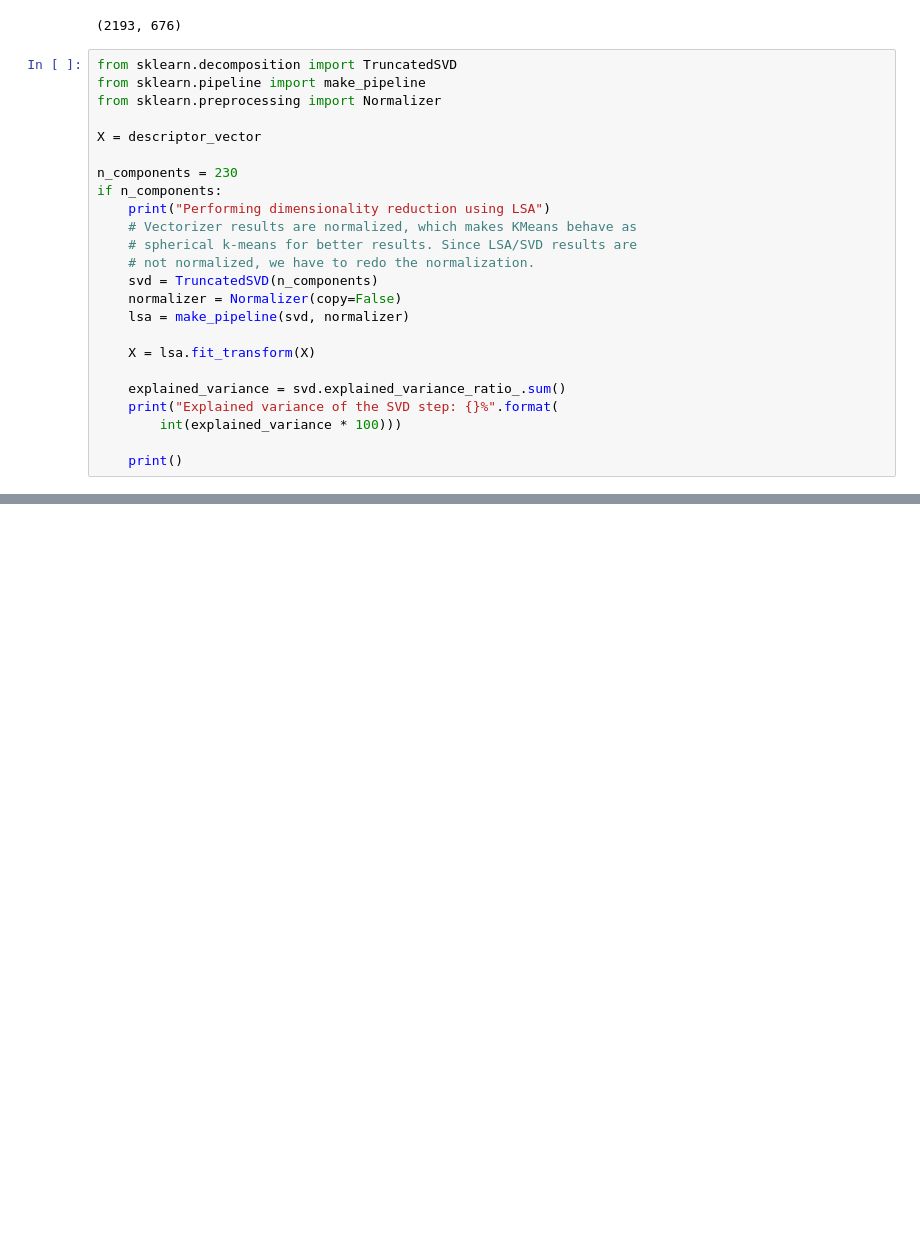
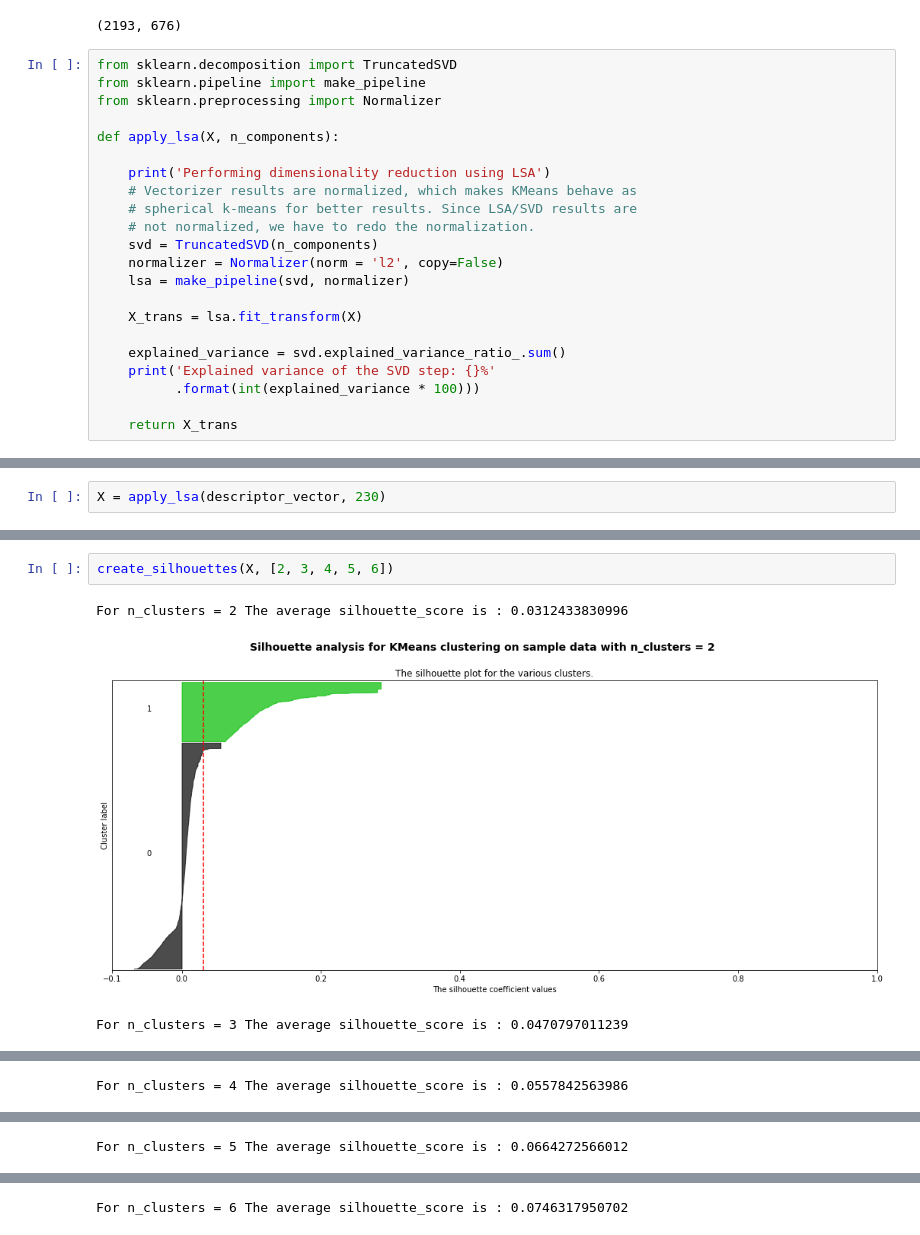
Before and after one commit to trnoriega/chemproject, a Jupyter notebook: descriptor_clustering.ipynb, the cells around one changed output, grey strips where cells are left out. Drawn from its saved outputs; the diff is of its cells as text; blank space fills up the shorter version.

```diff
--- a/descriptor_clustering.ipynb
+++ b/descriptor_clustering.ipynb
@@ -69,22 +69,20 @@ from sklearn.decomposition import TruncatedSVD
 from sklearn.pipeline import make_pipeline
 from sklearn.preprocessing import Normalizer
 
-X = descriptor_vector
+def apply_lsa(X, n_components):
 
-n_components = 230
-if n_components:
-    print("Performing dimensionality reduction using LSA")
+    print('Performing dimensionality reduction using LSA')
     # Vectorizer results are normalized, which makes KMeans behave as
     # spherical k-means for better results. Since LSA/SVD results are
     # not normalized, we have to redo the normalization.
     svd = TruncatedSVD(n_components)
-    normalizer = Normalizer(copy=False)
+    normalizer = Normalizer(norm = 'l2', copy=False)
     lsa = make_pipeline(svd, normalizer)
 
-    X = lsa.fit_transform(X)
+    X_trans = lsa.fit_transform(X)
 
     explained_variance = svd.explained_variance_ratio_.sum()
-    print("Explained variance of the SVD step: {}%".format(
-        int(explained_variance * 100)))
+    print('Explained variance of the SVD step: {}%'
+          .format(int(explained_variance * 100)))
 
-    print()
+    return X_trans
@@ -93,0 +89,2 @@ Explained variance of the SVD step: 90%
+# %%
+X = apply_lsa(descriptor_vector, 230)
@@ -180,0 +163,6 @@ For n_clusters = 6 The average silhouette_score is : 0.0746881274282
+# %%
+create_silhouettes(X, [2, 3, 4, 5, 6])
+# %% [output]
+For n_clusters = 2 The average silhouette_score is : 0.0312433830996
+[figure, added]
+For n_clusters = 3 The average silhouette_score is : 0.0470797011239
@@ -180,0 +170 @@ For n_clusters = 6 The average silhouette_score is : 0.0746881274282
+For n_clusters = 4 The average silhouette_score is : 0.0557842563986
@@ -180,0 +172 @@ For n_clusters = 6 The average silhouette_score is : 0.0746881274282
+For n_clusters = 5 The average silhouette_score is : 0.0664272566012
@@ -180,0 +174 @@ For n_clusters = 6 The average silhouette_score is : 0.0746881274282
+For n_clusters = 6 The average silhouette_score is : 0.0746317950702
```
Also changed, not shown: parts of 8 cells of this notebook.
